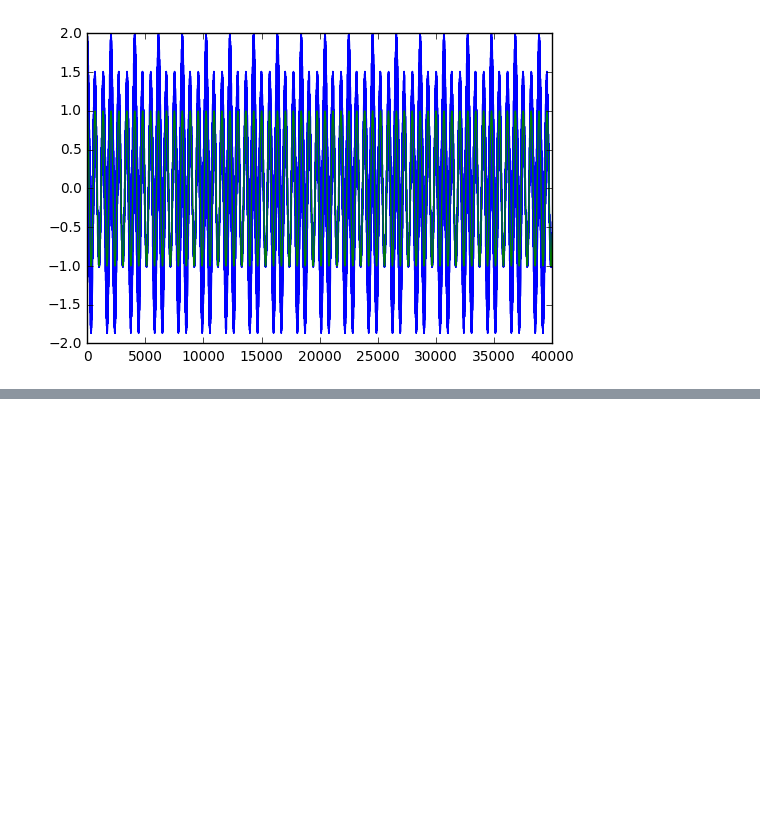
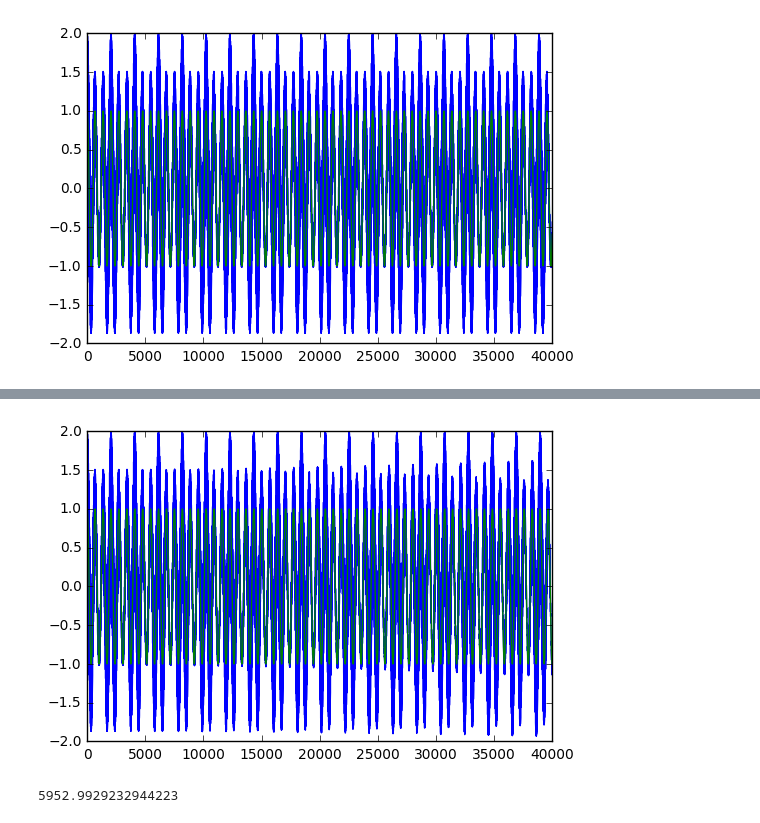
Before and after one commit to psas/gps, a Jupyter notebook: notebooks/Carrier_Tracking.ipynb, the cells around one changed output, grey strips where cells are left out. Saved outputs shown, nothing was run; the diff lists cells and outputs as text; code cells hidden in the pictures; blank space fills up the shorter version.

```diff
--- a/notebooks/Carrier_Tracking.ipynb
+++ b/notebooks/Carrier_Tracking.ipynb
@@ -152,0 +260,8 @@ for n, s in enumerate(signal):
+# %%
+pop3 = signalwdop * code1
+
+plt.plot(pop3)
+plt.plot(carr3)
+plt.show()
+# %% [output]
+[figure, added]
@@ -153,11 +310,15 @@ for n, s in enumerate(signal):
 # %%
 #Filter LO frequency
-bsize = 4000
+bsize = 1000
 filteredLOFilter = np.zeros(bsize)
 filteredLOFreq = np.zeros(len(signal))
 for q in range(len(signal)):
     filteredLOFilter[q % bsize] = LOFreq[q]
     filteredLOFreq[q] = sum(filteredLOFilter)/np.count_nonzero(filteredLOFilter)
+
+np.mean(filteredLOFreq[2000::])
+# %% [output]
+5952.9929232944223
 # %%
 #Make a signal representing a LO without feedback
 LODefault = makWav(LObase, 0, len(signal))
```
Also changed, not shown: parts of 12 cells of this notebook.
